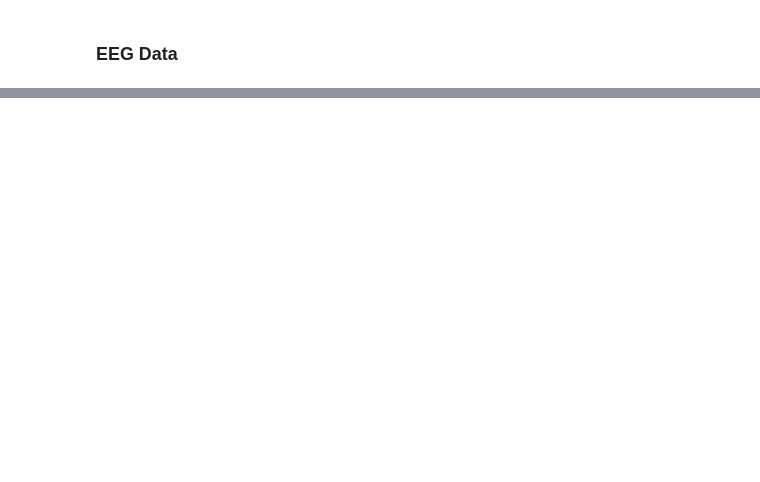
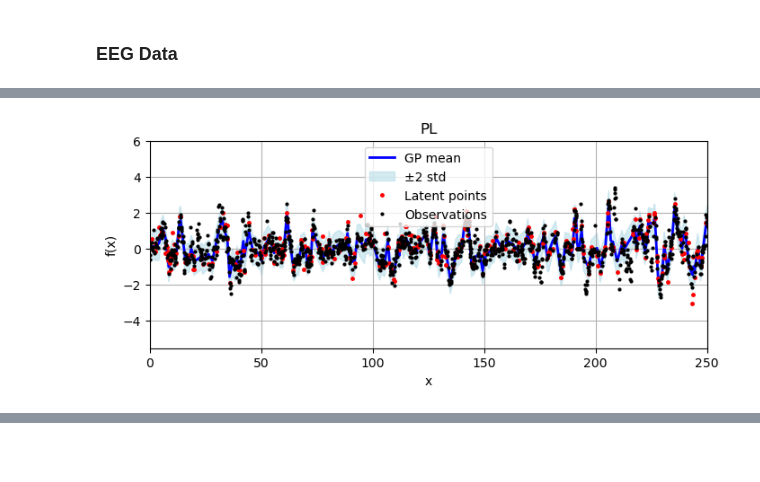
Before and after one commit to felipe-tobar/projected-likelihood, a Jupyter notebook: Experiment 3.ipynb, the cells around one changed output, grey strips where cells are left out. Saved outputs shown, nothing was run; the diff lists cells and outputs as text; code cells hidden in the pictures; blank space fills up the shorter version.

```diff
--- a/Experiment 3.ipynb
+++ b/Experiment 3.ipynb
@@ -95,7 +95,7 @@ optimizer_1 = 'Adam'
 
 # for all 3300 points
 n_steps_1 = 2001
-lr_1 = 0.01
+lr_1 = 0.25
 tol = 1e-3
 optimizer_1 = 'Adam'
 # %%
@@ -242,8 +301,8 @@ print(f'number of datapoints: {y.shape[0]}')
 
 kernels = ['SE', 'Laplace', 'RQ', 'LocPer']
 methods = ['proj-sphere'] #projections
-M_elbo = 100
-M_proj = 100
+M_elbo = 500
+M_proj = 500
 
 times_nll = []
 out_nll = []
@@ -255,7 +314,7 @@ out_proj = []
 #training setting
 # for all 3300 points
 n_steps = 2001
-lr = 0.01
+lr = 0.05
 tol = 1e-3
 optimizer = 'Adam'
 # %%
@@ -270,11 +329,11 @@ for k in kernels:
     ##### Vanilla GP (NLL) #####
     print('NLL training ...')
 
-    gp_nll = GP(X_train, y_train, kernel = k)
-    out = gp_nll.train_step(obj = 'nll', opt_name=optimizer, lr=lr, n_steps=n_steps, tol=tol, verbose = True)
+    #gp_nll = GP(X_train, y_train, kernel = k)
+    #out = gp_nll.train_step(obj = 'nll', opt_name=optimizer, lr=lr, n_steps=n_steps, tol=tol, verbose = True)
 
-    times_nll.append(out["time"])     # save elapsed time
-    out_nll.append(out["nll"])
+    #times_nll.append(out["time"])     # save elapsed time
+    #out_nll.append(out["nll"])
 
 
     ##### SparseGP (ELBO) #####
@@ -283,7 +342,13 @@ for k in kernels:
     out = gp_elbo.train_step(obj = 'elbo', opt_name=optimizer, lr=lr, n_steps=n_steps, tol=tol, verbose = True)
 
     times_vfe.append(out["time"])     # save elapsed time
-    out_vfe.append(out["nll"])
+
+    gp_elbo.compute_moments()
+    mu, _ = gp_elbo.forward(X_not)
+    SE = torch.norm(mu-y_not)
+
+    out_vfe.append(SE)
+
 
     for m in methods:
         print(f'projection method = {m}')
@@ -293,6 +358,11 @@ for k in kernels:
         out = gp_proj.train_step(obj = 'proj', opt_name=optimizer, lr=lr, n_steps=n_steps, tol=tol, verbose = True)
 
         times_proj.append(out["time"])     # save elapsed time
-        out_proj.append(out["nll"])
+
+        gp_proj.compute_moments()
+        mu, _ = gp_proj.forward(X_not)
+        SE = torch.norm(mu-y_not)
+
+        out_proj.append(SE)
 
 print('Training complete')
@@ -310,0 +481,10 @@ X_train.shape
+# %%
+#proj
+gp_proj.compute_moments()
+mu,var = gp_proj.forward(X_not)
+SE = torch.norm(mu-y_not)
+ax = plot_gp(X_not, mu, var, X_obs=X_train, y_obs=y_train, X_latent=X_not, y_latent=y_not,
+             title = f"PL",
+            xlim1 = 0, xlim2 = 250)
+# %% [output]
+[figure, added]
```
Also changed, not shown: parts of 14 cells of this notebook, 3 other files.
